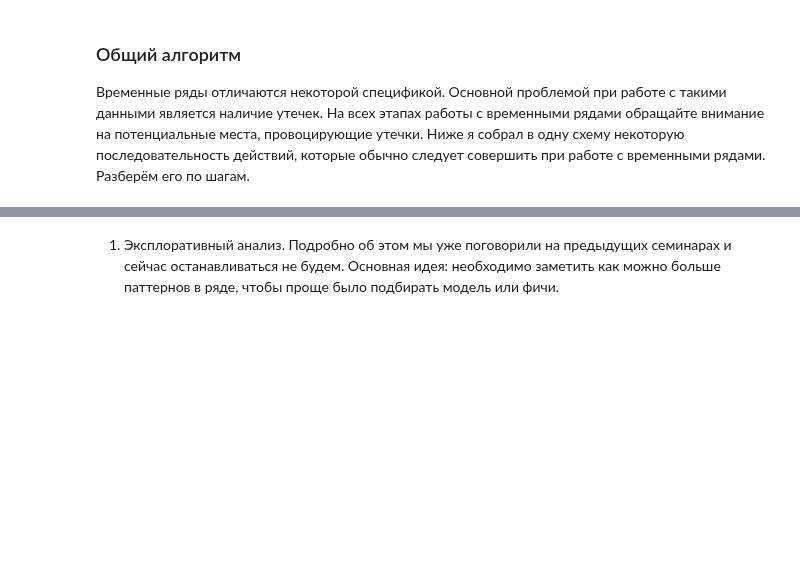
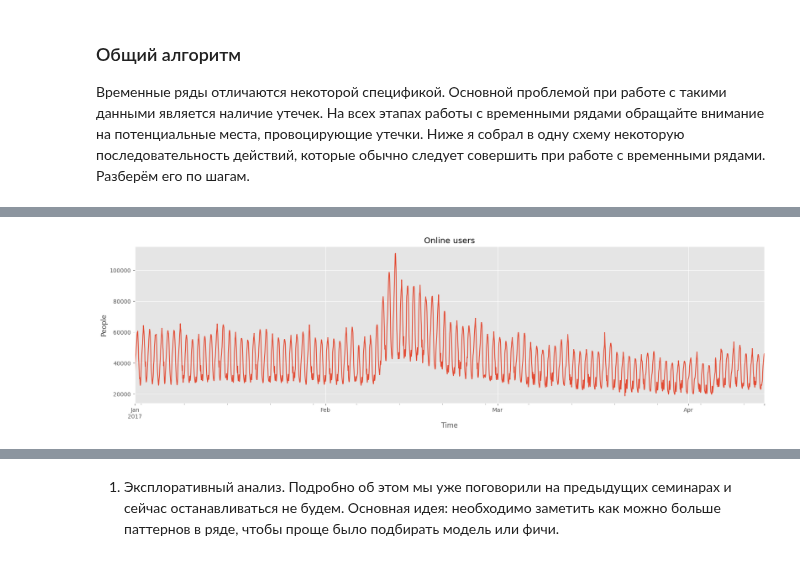
Before and after one commit to Pyatachokk/hse_ts_course, a Jupyter notebook: 2024-spring/seminars/sem_04_approach.ipynb, the cells around one changed output, grey strips where cells are left out. Cells and saved outputs as stored; diff of their text form; code cells hidden in the pictures; blank space fills up the shorter version.

```diff
--- a/2024-spring/seminars/sem_04_approach.ipynb
+++ b/2024-spring/seminars/sem_04_approach.ipynb
@@ -33,0 +48,14 @@ plt.rcParams["figure.figsize"] = (20,5)
+# %%
+test_size = 7*24
+# %%
+# Убираем выбросы и интерполируем
+y[y<10000] = np.nan
+y = y.interpolate()
+
+y_train, y_test = temporal_train_test_split(y, test_size=test_size)
+y_train.plot()
+
+plt.title('Online users')
+plt.ylabel('People');
+# %% [output]
+[figure, added]
```
Also changed, not shown: parts of 18 cells of this notebook, 4 other files.
